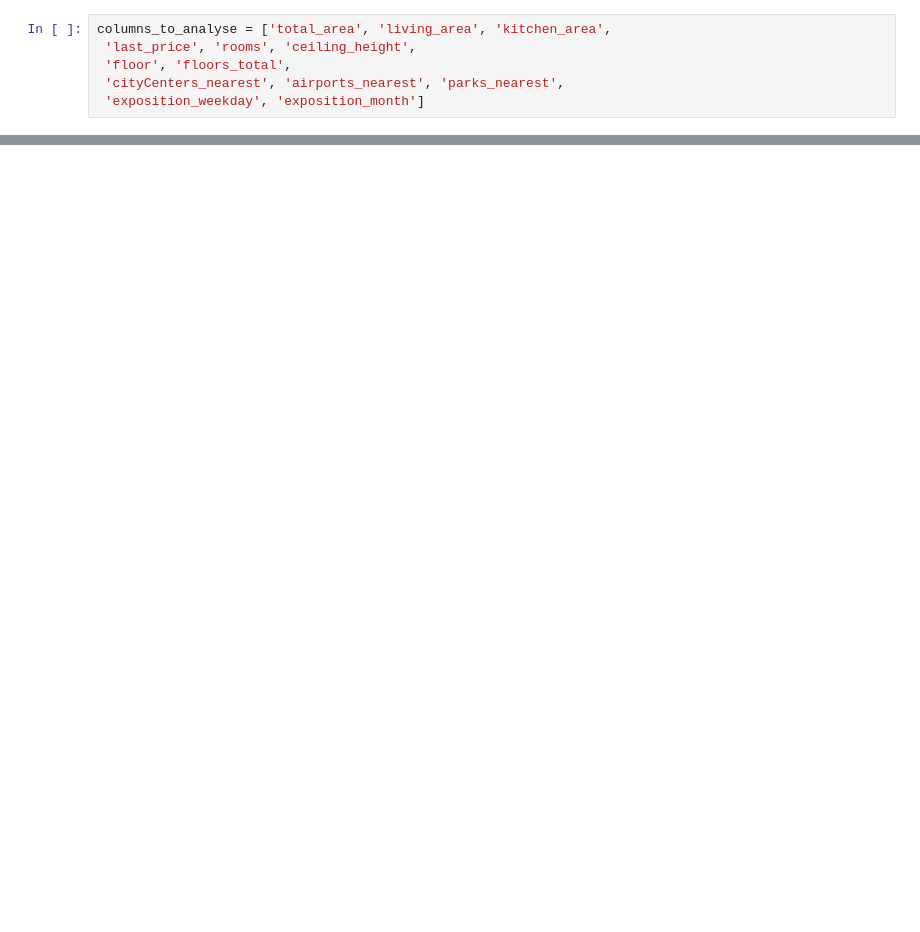
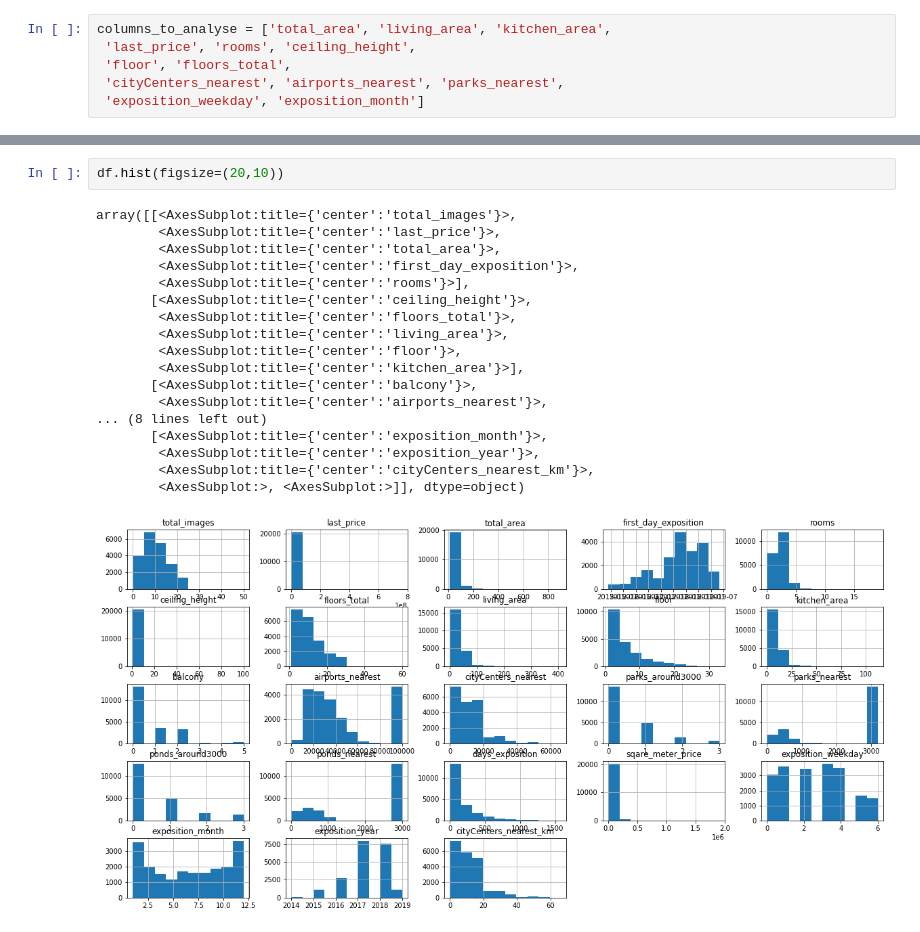
Before and after one commit to Alexman507/yandex_practicum_projects, a Jupyter notebook: real_estate/real_estate.ipynb, the cells around one changed output, grey strips where cells are left out. Cells and saved outputs as stored; diff of their text form; blank space fills up the shorter version.

```diff
--- a/real_estate/real_estate.ipynb
+++ b/real_estate/real_estate.ipynb
@@ -440,0 +416,21 @@ total_area
+# %%
+df.hist(figsize=(20,10))
+# %% [output]
+array([[<AxesSubplot:title={'center':'total_images'}>,
+        <AxesSubplot:title={'center':'last_price'}>,
+        <AxesSubplot:title={'center':'total_area'}>,
+        <AxesSubplot:title={'center':'first_day_exposition'}>,
+        <AxesSubplot:title={'center':'rooms'}>],
+       [<AxesSubplot:title={'center':'ceiling_height'}>,
+        <AxesSubplot:title={'center':'floors_total'}>,
+        <AxesSubplot:title={'center':'living_area'}>,
+        <AxesSubplot:title={'center':'floor'}>,
+        <AxesSubplot:title={'center':'kitchen_area'}>],
+       [<AxesSubplot:title={'center':'balcony'}>,
+        <AxesSubplot:title={'center':'airports_nearest'}>,
+... (8 lines left out)
+       [<AxesSubplot:title={'center':'exposition_month'}>,
+        <AxesSubplot:title={'center':'exposition_year'}>,
+        <AxesSubplot:title={'center':'cityCenters_nearest_km'}>,
+        <AxesSubplot:>, <AxesSubplot:>]], dtype=object)
+[figure, added]
```
Also changed, not shown: parts of 75 cells of this notebook.
